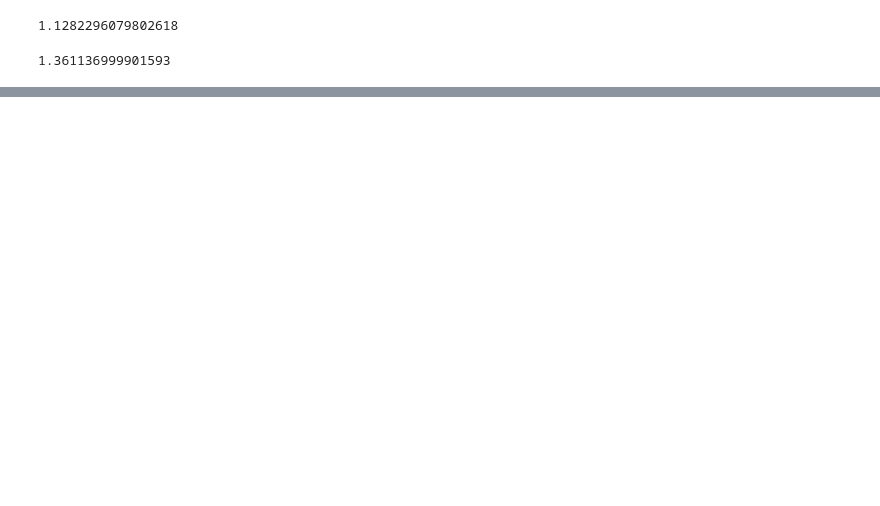
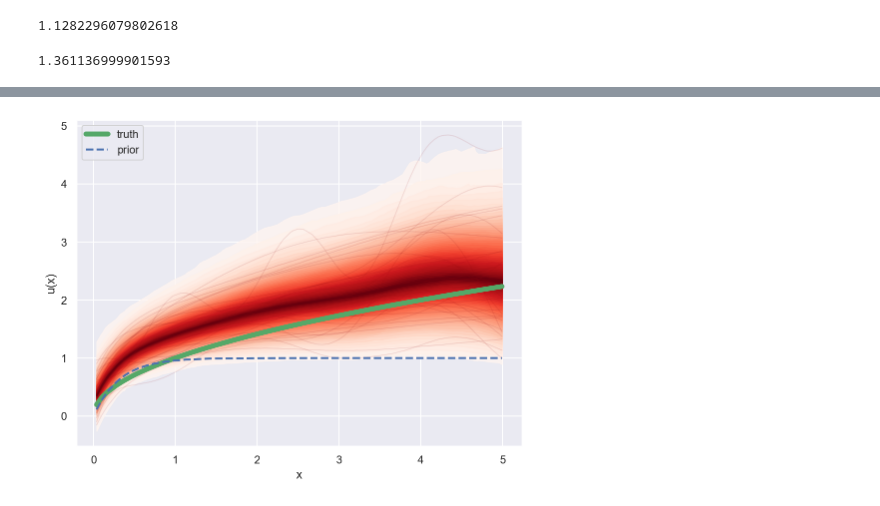
Before and after one commit to AurelienNioche/TransformedGP, a Jupyter notebook: model-discrepancy-workflow.ipynb, the cells around one changed output, grey strips where cells are left out. Drawn from its saved outputs; the diff is of its cells as text; code cells hidden in the pictures; blank space fills up the shorter version.

```diff
--- a/model-discrepancy-workflow.ipynb
+++ b/model-discrepancy-workflow.ipynb
@@ -205,0 +234,15 @@ np.mean(r**2)
+# %%
+u_data = u_pow
+theta_data = (0.5, )
+tau_data = 3.333
+
+u_model = u_exp
+theta_model = (3.14, )
+tau_model = 3.333
+# %%
+data = generate_data(u=u_data, tau=tau_data, theta=theta_data, n=1000, max_x=5)
+# %%
+model, gp, x_sorted, tau, theta = build_model(u_m=u_model, data=data, tau=tau_model, theta=theta_model)
+
+with model:
+    trace = pm.sample(1000, tune=1000, chains=2, return_inferencedata=True, target_accept=0.90)
@@ -205,0 +258,3 @@ np.mean(r**2)
+# %%
+with model:
+    samples = pm.sample_posterior_predictive(trace, var_names=["f"])
@@ -205,0 +263,10 @@ np.mean(r**2)
+# %%
+fig, ax = plt.subplots(figsize=(8, 6))
+pm.gp.util.plot_gp_dist(ax, samples["f"], x_sorted.reshape(-1, 1))
+ax.plot(x_sorted, u_data(x_sorted, theta_data), lw=5, color='C2', label="truth")
+ax.plot(x_sorted, u_model(x_sorted, theta), lw=2, ls='--', color='C0', label="prior")
+ax.set_xlabel("x")
+ax.set_ylabel("u(x)")
+ax.legend();
+# %% [output]
+[figure, added]
```
Also changed, not shown: parts of 32 cells of this notebook, 4 other files.
